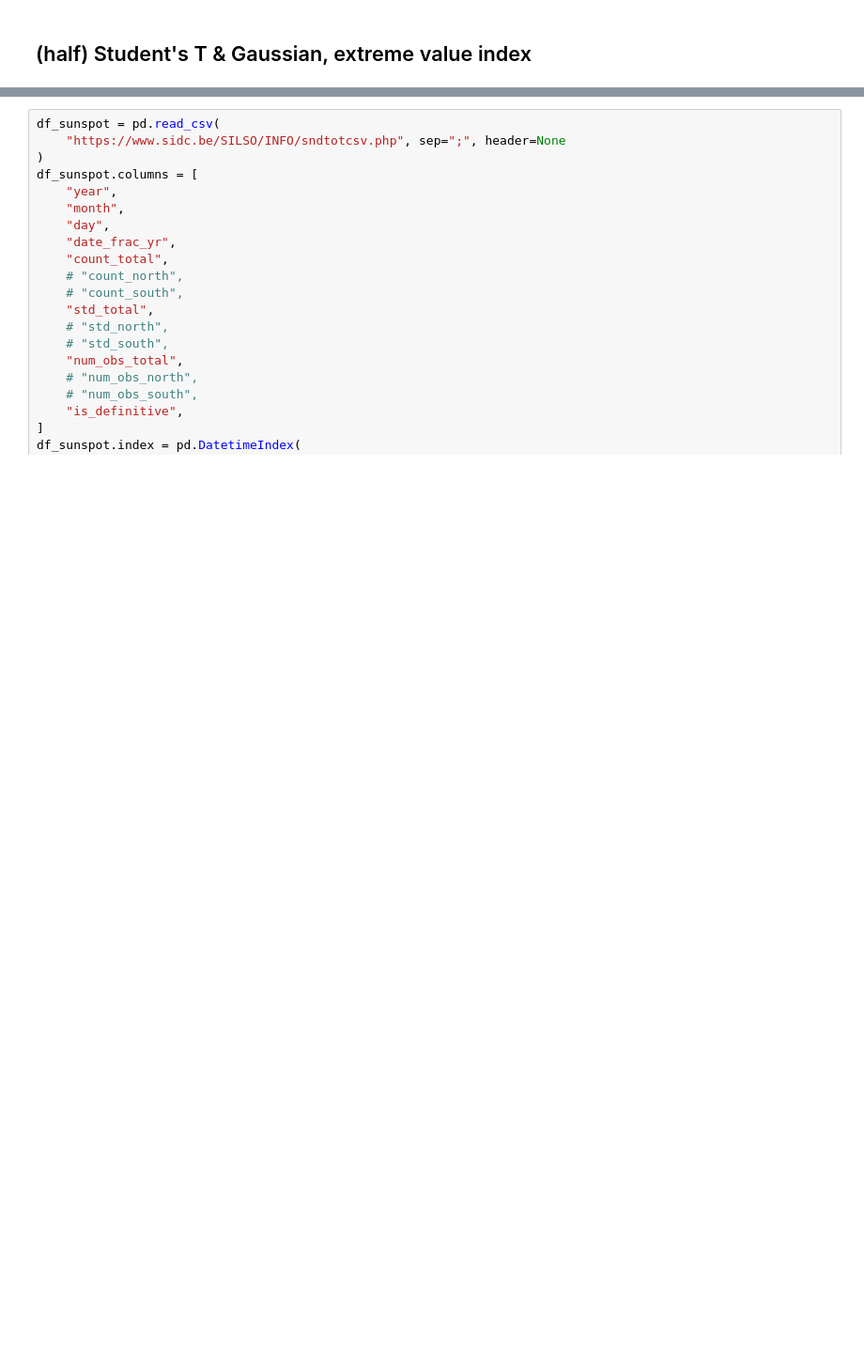
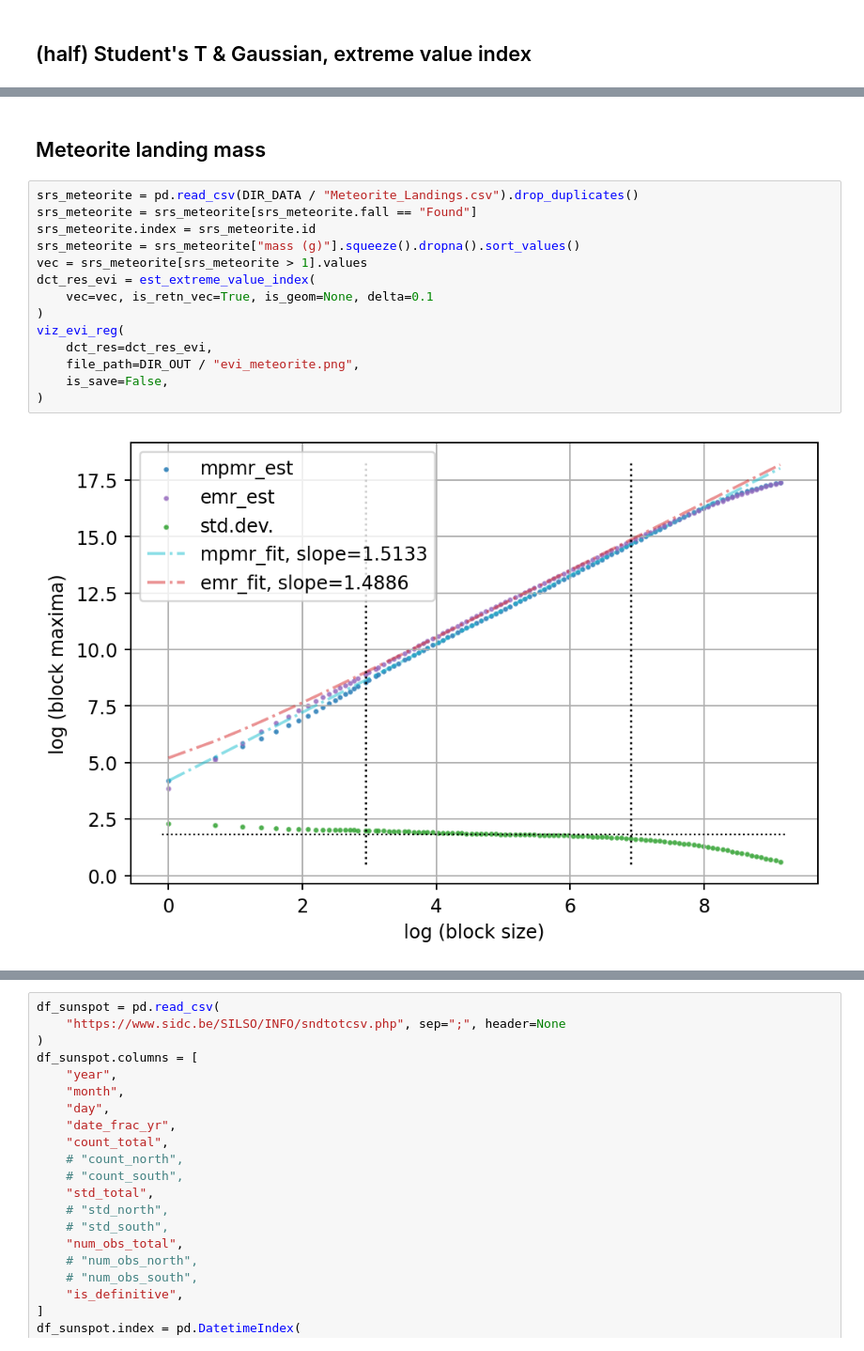
Before and after one commit to TY-Cheng/UniBM, a Jupyter notebook: vignette.ipynb, the cells around one changed output, grey strips where cells are left out. Shown at 94% size. Drawn from its saved outputs; the diff is of its cells as text; blank space fills up the shorter version.

```diff
--- a/vignette.ipynb
+++ b/vignette.ipynb
@@ -95,0 +95,18 @@ viz_evi_reg(dct_res_evi, is_save=False)
+# %% [markdown]
+## Meteorite landing mass
+# %%
+srs_meteorite = pd.read_csv(DIR_DATA / "Meteorite_Landings.csv").drop_duplicates()
+srs_meteorite = srs_meteorite[srs_meteorite.fall == "Found"]
+srs_meteorite.index = srs_meteorite.id
+srs_meteorite = srs_meteorite["mass (g)"].squeeze().dropna().sort_values()
+vec = srs_meteorite[srs_meteorite > 1].values
+dct_res_evi = est_extreme_value_index(
+    vec=vec, is_retn_vec=True, is_geom=None, delta=0.1
+)
+viz_evi_reg(
+    dct_res=dct_res_evi,
+    file_path=DIR_OUT / "evi_meteorite.png",
+    is_save=False,
+)
+# %% [output]
+[figure, added]
```
Also changed, not shown: parts of 21 cells of this notebook, 1 other file.
